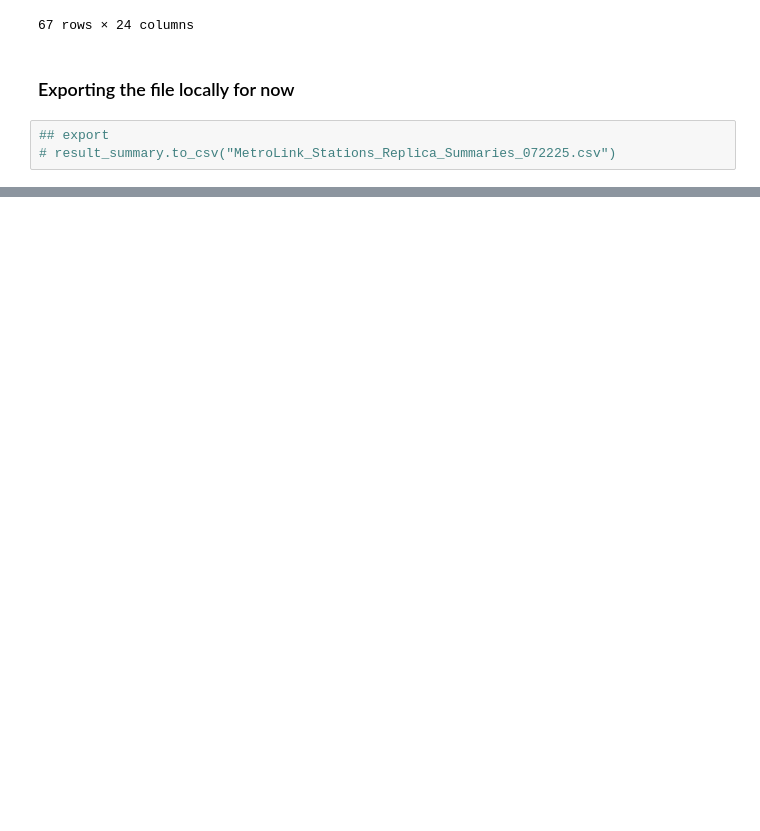
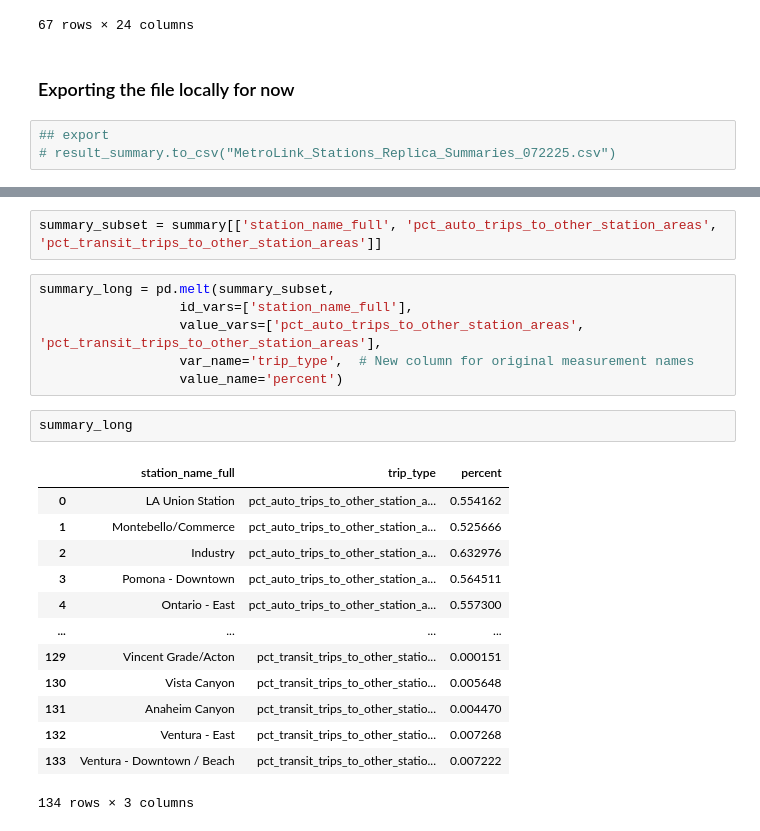
Before and after one commit to cal-itp/big-data-geoanalytics, a Jupyter notebook: replica/locations_selections/replica_study_summaries.ipynb, the cells around one changed output, grey strips where cells are left out. Saved outputs shown, nothing was run; the diff lists cells and outputs as text; blank space fills up the shorter version.

```diff
--- a/replica/locations_selections/replica_study_summaries.ipynb
+++ b/replica/locations_selections/replica_study_summaries.ipynb
@@ -104,0 +153,24 @@ summary
+# %%
+summary_subset = summary[['station_name_full', 'pct_auto_trips_to_other_station_areas', 'pct_transit_trips_to_other_station_areas']]
+# %%
+summary_long = pd.melt(summary_subset,
+                  id_vars=['station_name_full'],
+                  value_vars=['pct_auto_trips_to_other_station_areas', 'pct_transit_trips_to_other_station_areas'],
+                  var_name='trip_type',  # New column for original measurement names
+                  value_name='percent')
+# %%
+summary_long
+# %% [output]
+|  | station_name_full | trip_type | percent |
+| 0 | LA Union Station | pct_auto_trips_to_other_station_a... | 0.554162 |
+| 1 | Montebello/Commerce | pct_auto_trips_to_other_station_a... | 0.525666 |
+| 2 | Industry | pct_auto_trips_to_other_station_a... | 0.632976 |
+| 3 | Pomona - Downtown | pct_auto_trips_to_other_station_a... | 0.564511 |
+| 4 | Ontario - East | pct_auto_trips_to_other_station_a... | 0.557300 |
+| ... | ... | ... | ... |
+| 129 | Vincent Grade/Acton | pct_transit_trips_to_other_statio... | 0.000151 |
+| 130 | Vista Canyon | pct_transit_trips_to_other_statio... | 0.005648 |
+| 131 | Anaheim Canyon | pct_transit_trips_to_other_statio... | 0.004470 |
+| 132 | Ventura - East | pct_transit_trips_to_other_statio... | 0.007268 |
+| 133 | Ventura - Downtown / Beach | pct_transit_trips_to_other_statio... | 0.007222 |
+134 rows × 3 columns
```
Also changed, not shown: parts of 22 cells of this notebook.
